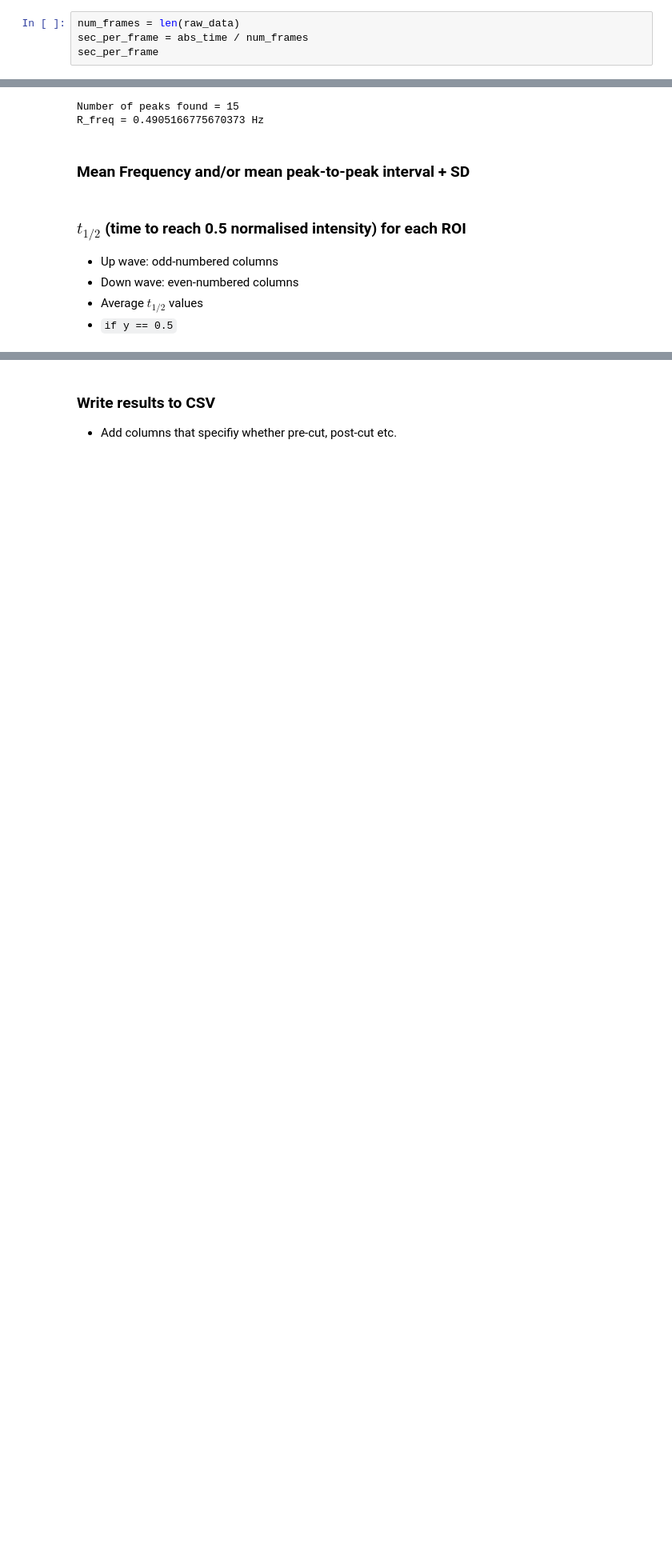
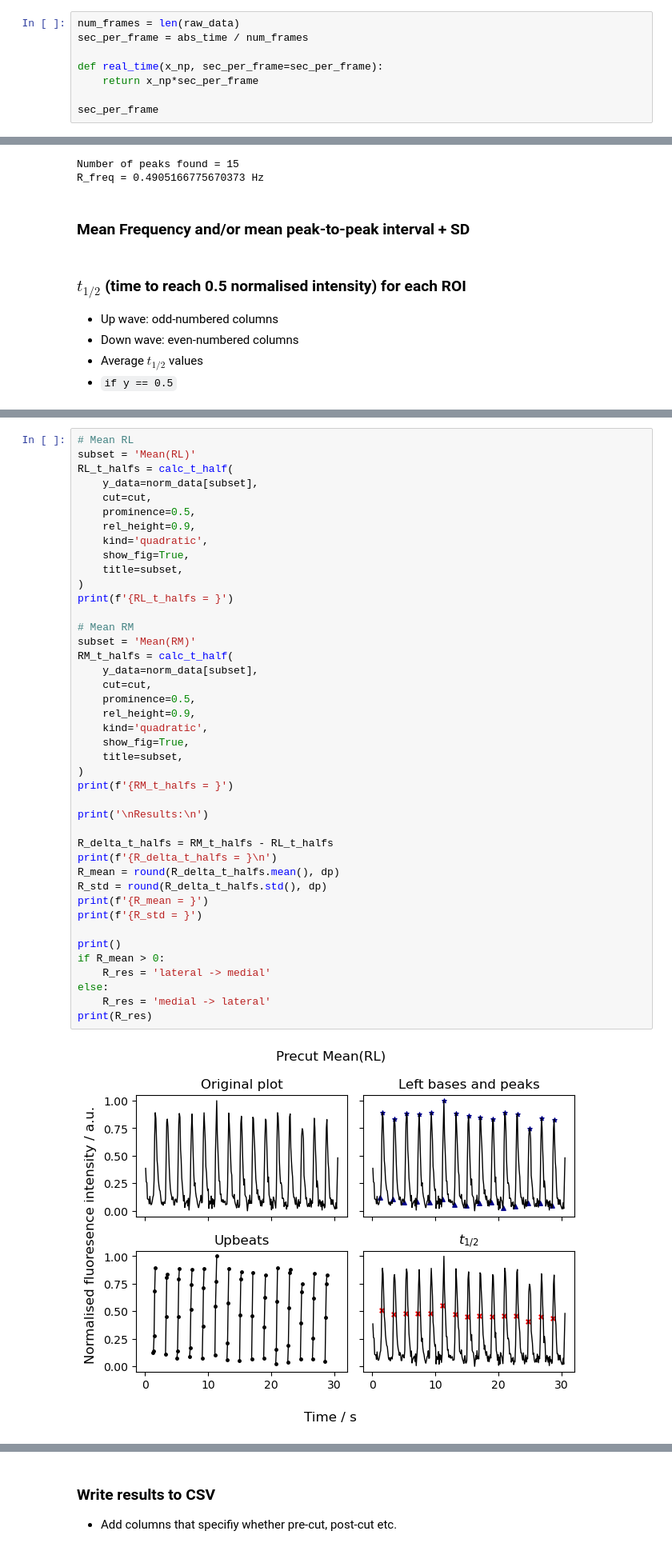
Before and after one commit to KarinaLo747/first_heartbeat, a Jupyter notebook: pipeline.ipynb, the cells around one changed output, grey strips where cells are left out. Shown at 80% size. Drawn from its saved outputs; the diff is of its cells as text; blank space fills up the shorter version.

Commit message:
Function to calculate t_half and compare RI and LI added

```diff
--- a/pipeline.ipynb
+++ b/pipeline.ipynb
@@ -72,6 +81,10 @@ abs_time = 30.58
 # %%
 num_frames = len(raw_data)
 sec_per_frame = abs_time / num_frames
+
+def real_time(x_np, sec_per_frame=sec_per_frame):
+    return x_np*sec_per_frame
+
 sec_per_frame
 # %% [output]
 0.0955625
@@ -242,0 +438,44 @@ R_freq = 0.4905166775670373 Hz
+# %%
+# Mean RL
+subset = 'Mean(RL)'
+RL_t_halfs = calc_t_half(
+    y_data=norm_data[subset],
+    cut=cut,
+    prominence=0.5,
+    rel_height=0.9,
+    kind='quadratic',
+    show_fig=True,
+    title=subset,
+)
+print(f'{RL_t_halfs = }')
+
+# Mean RM
+subset = 'Mean(RM)'
+RM_t_halfs = calc_t_half(
+    y_data=norm_data[subset],
+    cut=cut,
+    prominence=0.5,
+    rel_height=0.9,
+    kind='quadratic',
+    show_fig=True,
+    title=subset,
+)
+print(f'{RM_t_halfs = }')
+
+print('\nResults:\n')
+
+R_delta_t_halfs = RM_t_halfs - RL_t_halfs
+print(f'{R_delta_t_halfs = }\n')
+R_mean = round(R_delta_t_halfs.mean(), dp)
+R_std = round(R_delta_t_halfs.std(), dp)
+print(f'{R_mean = }')
+print(f'{R_std = }')
+
+print()
+if R_mean > 0:
+    R_res = 'lateral -> medial'
+else:
+    R_res = 'medial -> lateral'
+print(R_res)
+# %% [output]
+[figure, added]
```
Also changed, not shown: parts of 16 cells of this notebook.
